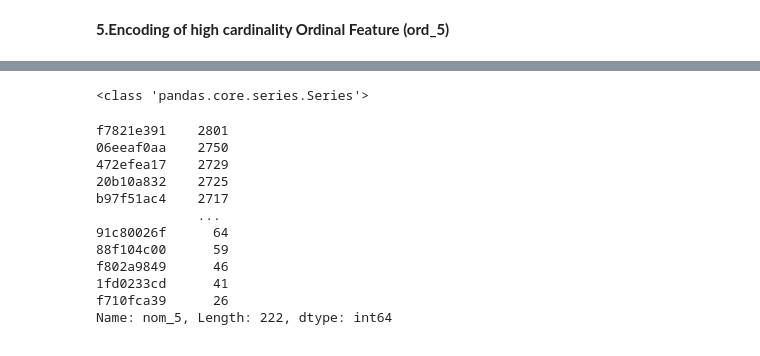
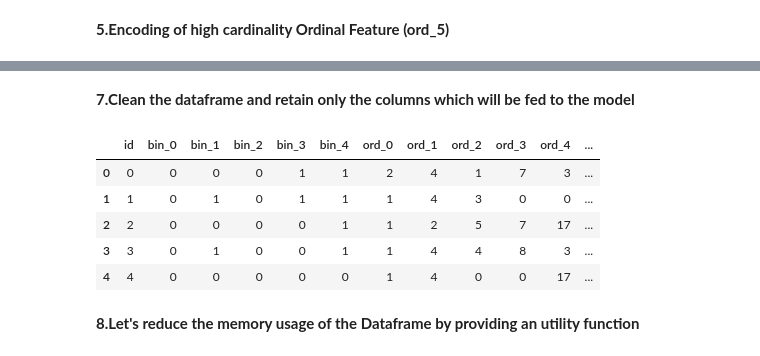
Before and after one commit to vivekshaoutlook/machine_learning, a Jupyter notebook: 08_Categorical_tutorial_Kaggle_I_.ipynb, the cells around one changed output, grey strips where cells are left out. Saved outputs shown, nothing was run; the diff lists cells and outputs as text; code cells hidden in the pictures.

```diff
--- a/08_Categorical_tutorial_Kaggle_I_.ipynb
+++ b/08_Categorical_tutorial_Kaggle_I_.ipynb
@@ -380,6 +377,18 @@ for col in high_card_nom_feats:
   enc_nom_test = (df_date_encoded_test.groupby(col).size())/len(df_date_encoded_test)
   df_date_encoded_train[f"freq_{col}"]=df_date_encoded_train[col].apply(lambda x:enc_nom_train[x] )
   df_date_encoded_test[f"freq_{col}"]=df_date_encoded_test[col].apply(lambda x:enc_nom_test[x] )
+
+#option3: we could even do sklearn's Label Encoding
+for col in high_card_nom_feats:
+  #fit_transform returns a normal 1d numpy array
+  tmp_label_enc_array_train = LabelEncoder().fit_transform(df_date_encoded_train[col])
+  tmp_label_enc_array_test = LabelEncoder().fit_transform(df_date_encoded_test[col])
+  #Create a dataframe out of the array and add a column header
+  tmp_label_enc_df_train = pd.DataFrame(tmp_label_enc_array_train,columns=[f"le_{col}"])
+  tmp_label_enc_df_test = pd.DataFrame(tmp_label_enc_array_test,columns=[f"le_{col}"])
+  #add the above one-column Dataframe to the original "dataframe"
+  df_date_encoded_train = pd.concat([df_date_encoded_train,tmp_label_enc_df_train],axis=1)
+  df_date_encoded_test = pd.concat([df_date_encoded_test,tmp_label_enc_df_test],axis=1)
 # %%
 df_date_encoded_train.head()
 # %% [output]
@@ -389,24 +398,24 @@ df_date_encoded_train.head()
 | 2 | 2 | 0 | 0 | 0 | 0 | 1 | 3263bdce5 | 0922e3cb8 | a6a36f527 | de9c9f684 | ae6800dd0 | ... |
 | 3 | 3 | 0 | 1 | 0 | 0 | 1 | f12246592 | 50d7ad46a | ec69236eb | 4ade6ab69 | 8270f0d71 | ... |
 | 4 | 4 | 0 | 0 | 0 | 0 | 0 | 5b0f5acd5 | 1fe17a1fd | 04ddac2be | cb43ab175 | b164b72a7 | ... |
-# %%
-
-tmp = df_date_encoded_train.groupby("nom_5").size()/len(df_date_encoded_train)
-print(type(tmp))
-# %% [output]
-<class 'pandas.core.series.Series'>
-# %%
-df_date_encoded_train["nom_5"].value_counts()
-# %% [output]
-f7821e391    2801
-06eeaf0aa    2750
-472efea17    2729
-20b10a832    2725
-b97f51ac4    2717
-             ...
-91c80026f      64
-88f104c00      59
-f802a9849      46
-1fd0233cd      41
-f710fca39      26
-Name: nom_5, Length: 222, dtype: int64
+# %% [markdown]
+**7.Clean the dataframe and retain only the columns which will be fed to the model**
+# %%
+
+#let's drop all the -original- and -encoded- high cardinality nominal features except the Label encoded one
+#(there is no right or wrong here, just randomly keeping Label encoded feature)
+drop_cols = ['ord_5','nom_5',	'nom_6','nom_7', 'nom_8',	'nom_9','hash_nom_5','hash_nom_6','hash_nom_7','hash_nom_8','hash_nom_9',
+             'freq_nom_5','freq_nom_6', 'freq_nom_7', 'freq_nom_8', 'freq_nom_9']
+df_date_encoded_train.drop(drop_cols,axis=1,inplace=True)
+df_date_encoded_test.drop(drop_cols,axis=1,inplace=True)
+# %%
+df_date_encoded_train.head()
+# %% [output]
+|  | id | bin_0 | bin_1 | bin_2 | bin_3 | bin_4 | ord_0 | ord_1 | ord_2 | ord_3 | ord_4 | ... |
+| 0 | 0 | 0 | 0 | 0 | 1 | 1 | 2 | 4 | 1 | 7 | 3 | ... |
+| 1 | 1 | 0 | 1 | 0 | 1 | 1 | 1 | 4 | 3 | 0 | 0 | ... |
+| 2 | 2 | 0 | 0 | 0 | 0 | 1 | 1 | 2 | 5 | 7 | 17 | ... |
+| 3 | 3 | 0 | 1 | 0 | 0 | 1 | 1 | 4 | 4 | 8 | 3 | ... |
+| 4 | 4 | 0 | 0 | 0 | 0 | 0 | 1 | 4 | 0 | 0 | 17 | ... |
+# %% [markdown]
+**8.Let's reduce the memory usage of the Dataframe by providing an utility function**
```
Also changed, not shown: parts of 8 cells of this notebook.
